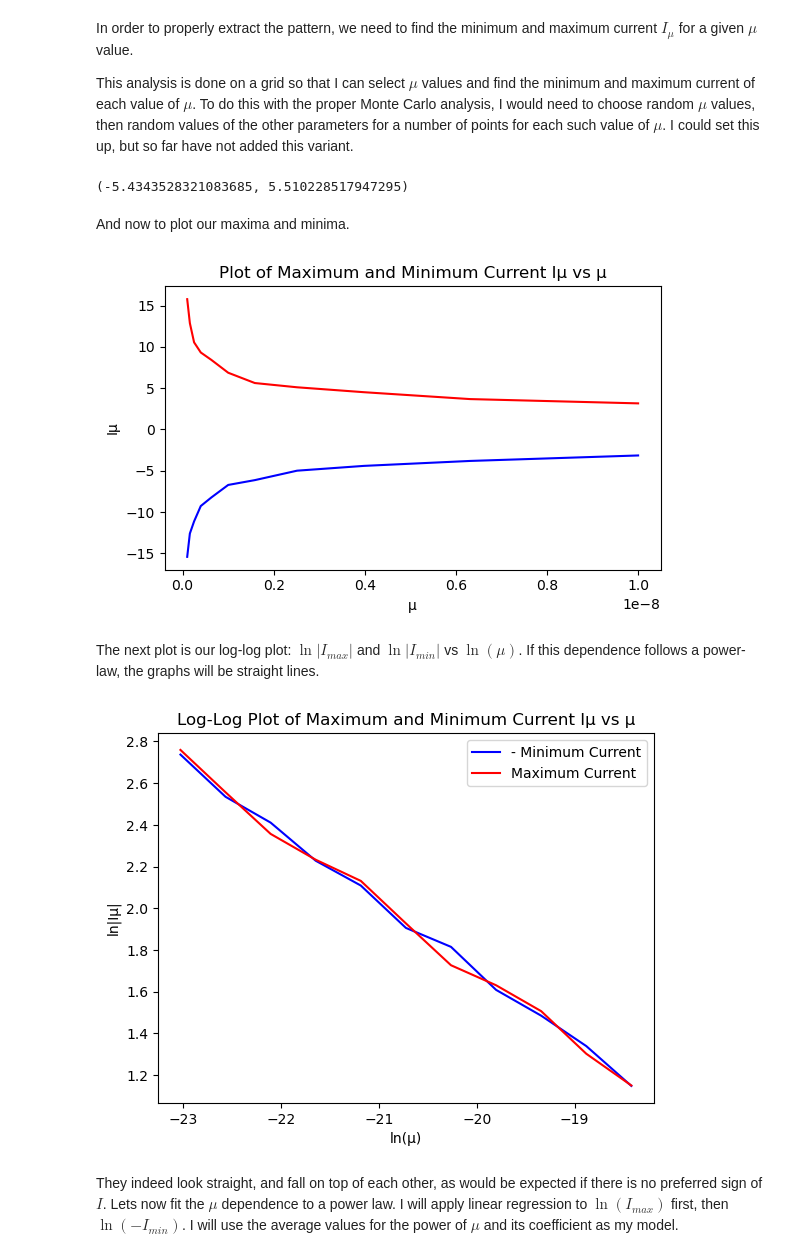
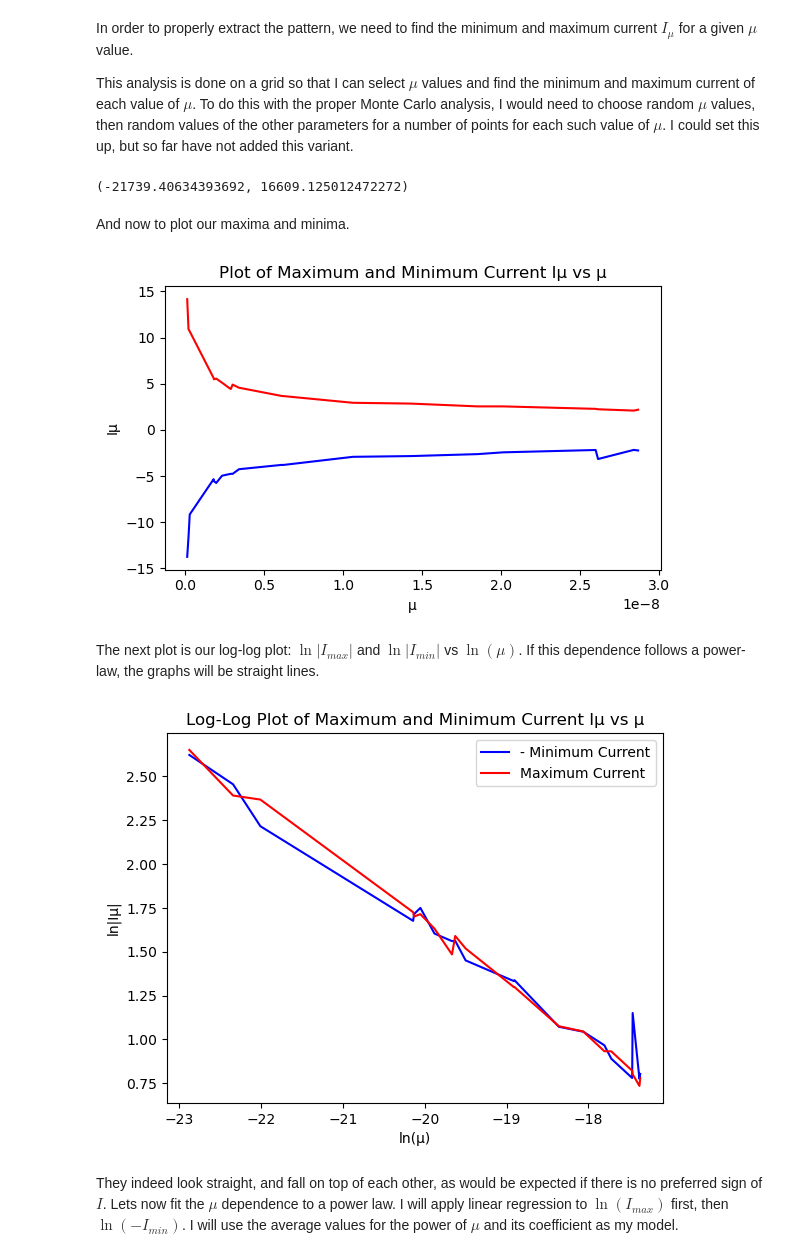
Before and after one commit to BethGould/2024-2025_Thesis, a Jupyter notebook: Active/Notebook_mu_vs_I.ipynb, the cells around one changed output. Drawn from its saved outputs; the diff is of its cells as text; code cells hidden in the pictures.

```diff
--- a/Active/Notebook_mu_vs_I.ipynb
+++ b/Active/Notebook_mu_vs_I.ipynb
@@ -139,8 +164,10 @@ tbl013 = tbl003[["R", "B", "dk", "mu", 'dpsi0', 'a0', 'b0', 'A max 0', 'I0', 'dp
 # %% [markdown]
 The next step is to clear the table of all the unneeded high energy solutions, as I need to only keep the lowest energy solution for every set of parameters. The functions to clear out this data are in the table_scripts.py file in my library.
 # %%
-tbl021 = clean_table(tbl011)
-tbl023 = clean_table(tbl013)
+tbl_3 = []
+for i in range(20):
+    tbl_3.append(clean_table_MC(tbl_2[i]))
+#tbl023 = clean_table(tbl013)
 # %% [markdown]
 And a test of just one of these dataframes.
 # %%
@@ -319,4 +184,16 @@ g.map_lower(sns.scatterplot)
 # %% [markdown]
 From the plot above, the decreasing current with increasing $\mu$ remains. A $dk$ shape also appears, but we already know that it is from the oscillation structure, not large-scale structure.
+# %%
+mu_arr = []
+I_max = []
+I_min = []
+I0_min = []
+I0_max = []
+for tt in tbl_3:
+    mu_arr.append(tt["mu"][0])
+    I_max.append(np.max(tt["I v3"].to_numpy()))
+    I_min.append(np.min(tt["I v3"].to_numpy()))
+    I0_max.append(np.max(tt["I0"].to_numpy()))
+    I0_min.append(np.min(tt["I0"].to_numpy()))
 # %%
 # Redefine my table as a separate object, and not a slice
@@ -341,37 +210,41 @@ In order to properly extract the pattern, we need to find the minimum and maximu
 
 This analysis is done on a grid so that I can select $\mu$ values and find the minimum and maximum current of each value of $\mu$. To do this with the proper Monte Carlo analysis, I would need to choose random $\mu$ values, then random values of the other parameters for a number of points for each such value of $\mu$. I could set this up, but so far have not added this variant.
 # %%
-I_min = np.zeros(gs)
-I_max = np.zeros(gs)
-for i, mun in enumerate(mu2_arr):
-    tbl_n = tbl043[(tbl043["\u03BC"]==mun)]
-    I_min[i] = np.min(tbl_n["I\u03BC"].to_numpy())
-    I_max[i] = np.max(tbl_n["I\u03BC"].to_numpy())
+#I_min = np.zeros(gs)
+#I_max = np.zeros(gs)
+#for i, mun in enumerate(mu2_arr):
+#    tbl_n = tbl043[(tbl043["\u03BC"]==mun)]
+#    I_min[i] = np.min(tbl_n["I\u03BC"].to_numpy())
+#    I_max[i] = np.max(tbl_n["I\u03BC"].to_numpy())
 # %%
-np.min(tbl043["I0"]), np.max(tbl043["I0"])
+np.min(I0_min), np.max(I0_max)
 # %% [output]
-(-5.4343528321083685, 5.510228517947295)
+(-21739.40634393692, 16609.125012472272)
+# %%
+mu_np = np.array(mu_arr)
+Imn_np = np.array(I_min)
+Imx_np = np.array(I_max)
 # %% [markdown]
 And now to plot our maxima and minima.
 # %%
 fig, ax = plt.subplots()
 plt.title(f"Plot of Maximum and Minimum Current I\u03BC vs \u03BC")
 ax.set_ylabel('I\u03BC')
 ax.set_xlabel("\u03BC")
 
-x = mu2_arr
-y1 = I_min
-y2 = I_max
+x = mu_np
+y1 = Imn_np
+y2 = Imx_np
 
 ax.plot(x, y1, color = "blue")
 ax.plot(x, y2, color = "red")
 
 ax.set_box_aspect(2.0/3.5)
 
 
 plt.show()
 # %% [output]
-[figure, old version]
+[figure, new version]
 # %% [markdown]
 The next plot is our log-log plot: $\ln\left|I_{max}\right|$ and $\ln\left|I_{min}\right|$ vs $\ln\left(\mu\right)$. If this dependence follows a power-law, the graphs will be straight lines.
 # %%
@@ -380,9 +253,9 @@ plt.title(f"Log-Log Plot of Maximum and Minimum Current I\u03BC vs \u03BC")
 ax.set_ylabel('ln|I\u03BC|')
 ax.set_xlabel("ln(\u03BC)")
 
-x = mu2_arr
-y1 = I_min
-y2 = I_max
+x = mu_np
+y1 = Imn_np
+y2 = Imx_np
 
 # Plot logrithm to visually inspect power-law dependence
 ax.plot(np.log(x), np.log(np.abs(y1)), color = "blue", label = "- Minimum Current")
@@ -392,7 +265,7 @@ plt.legend()
 
 plt.show()
 # %% [output]
-[figure, old version]
+[figure, new version]
 # %% [markdown]
 They indeed look straight, and fall on top of each other, as would be expected if there is no preferred sign of $I$. Lets now fit the $\mu$ dependence to a power law. I will apply linear regression to $\ln\left(I_{max}\right)$ first, then $\ln\left(-I_{min}\right)$. I will use the average values for the power of $\mu$ and its coefficient as my model.
 # %%
```
Also changed, not shown: parts of 45 cells of this notebook, 10 other files.
